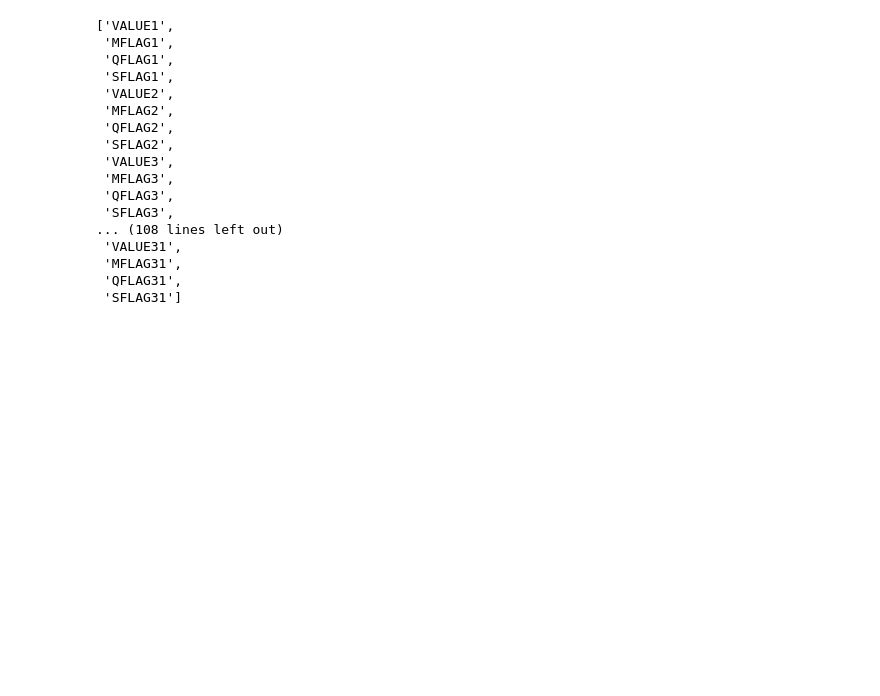
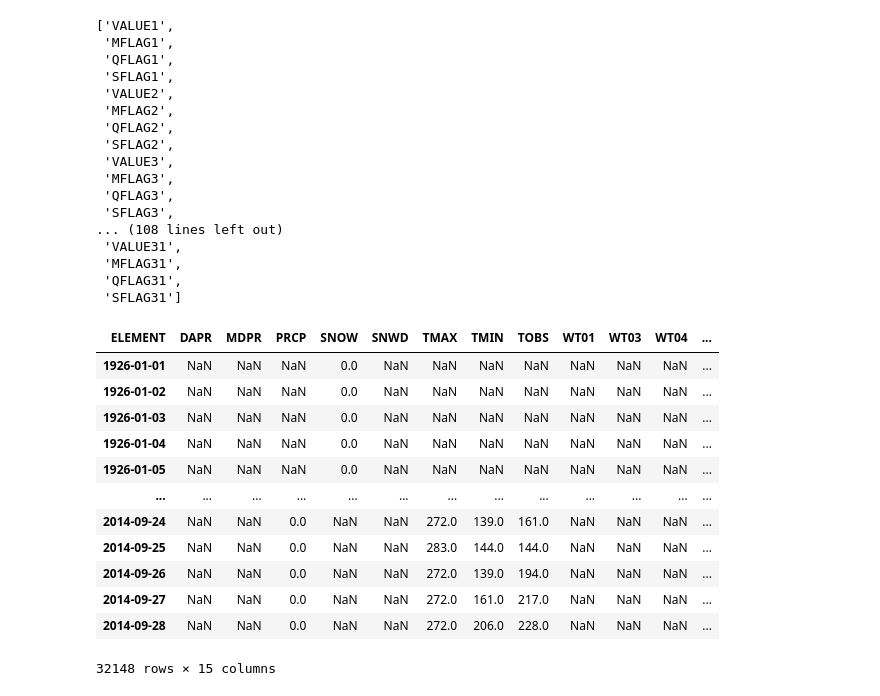
Before and after one commit to RichardBoulet/Futures_Price_Predictor, a Jupyter notebook: Untitled.ipynb, the cells around one changed output. Saved outputs shown, nothing was run; the diff lists cells and outputs as text; code cells hidden in the pictures; blank space fills up the shorter version.

```diff
--- a/Untitled.ipynb
+++ b/Untitled.ipynb
@@ -138,0 +304,20 @@ flat_data_col_dtypes
+# %%
+df1 = read_ghcn_data_file(filename=path, variables=None, include_flags=False, dropna='all')
+# %%
+df1['TMAX_CONV'] = ((df1.TMAX / 10) * (9/5)) + 32
+# %%
+df1
+# %% [output]
+| ELEMENT | DAPR | MDPR | PRCP | SNOW | SNWD | TMAX | TMIN | TOBS | WT01 | WT03 | WT04 | ... |
+| 1926-01-01 | NaN | NaN | NaN | 0.0 | NaN | NaN | NaN | NaN | NaN | NaN | NaN | ... |
+| 1926-01-02 | NaN | NaN | NaN | 0.0 | NaN | NaN | NaN | NaN | NaN | NaN | NaN | ... |
+| 1926-01-03 | NaN | NaN | NaN | 0.0 | NaN | NaN | NaN | NaN | NaN | NaN | NaN | ... |
+| 1926-01-04 | NaN | NaN | NaN | 0.0 | NaN | NaN | NaN | NaN | NaN | NaN | NaN | ... |
+| 1926-01-05 | NaN | NaN | NaN | 0.0 | NaN | NaN | NaN | NaN | NaN | NaN | NaN | ... |
+| ... | ... | ... | ... | ... | ... | ... | ... | ... | ... | ... | ... | ... |
+| 2014-09-24 | NaN | NaN | 0.0 | NaN | NaN | 272.0 | 139.0 | 161.0 | NaN | NaN | NaN | ... |
+| 2014-09-25 | NaN | NaN | 0.0 | NaN | NaN | 283.0 | 144.0 | 144.0 | NaN | NaN | NaN | ... |
+| 2014-09-26 | NaN | NaN | 0.0 | NaN | NaN | 272.0 | 139.0 | 194.0 | NaN | NaN | NaN | ... |
+| 2014-09-27 | NaN | NaN | 0.0 | NaN | NaN | 272.0 | 161.0 | 217.0 | NaN | NaN | NaN | ... |
+| 2014-09-28 | NaN | NaN | 0.0 | NaN | NaN | 272.0 | 206.0 | 228.0 | NaN | NaN | NaN | ... |
+32148 rows × 15 columns
```
Also changed, not shown: parts of 4 cells of this notebook.
